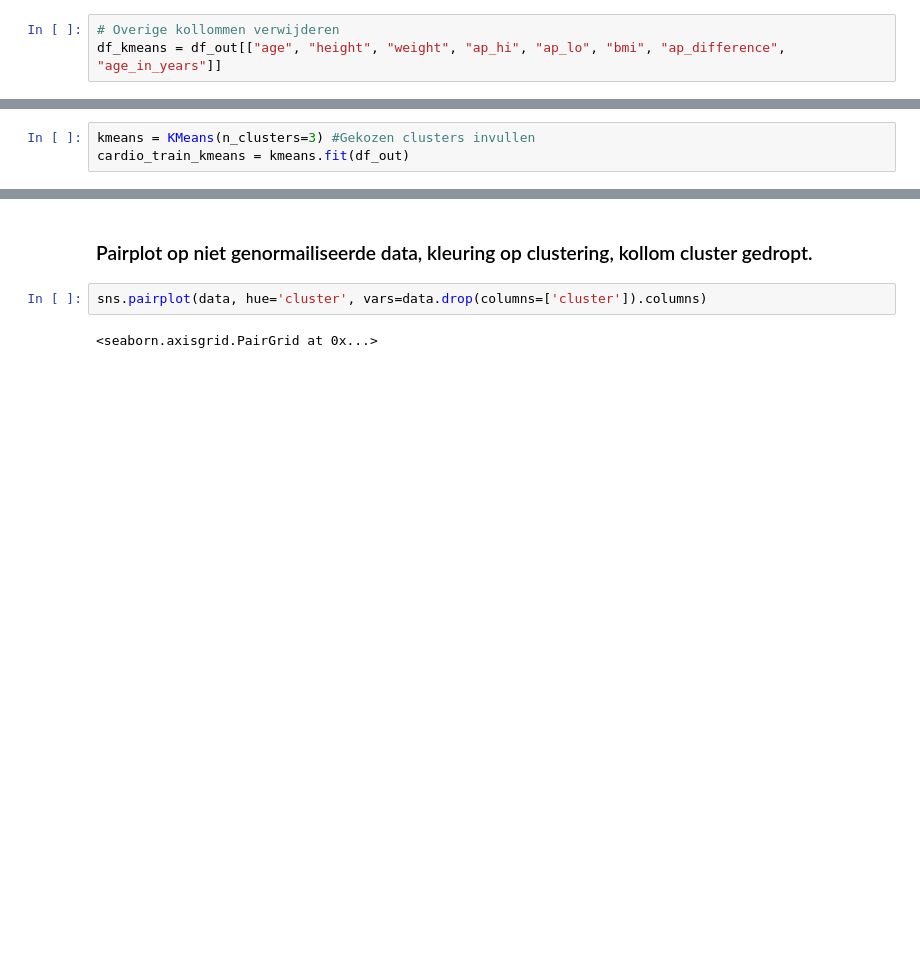
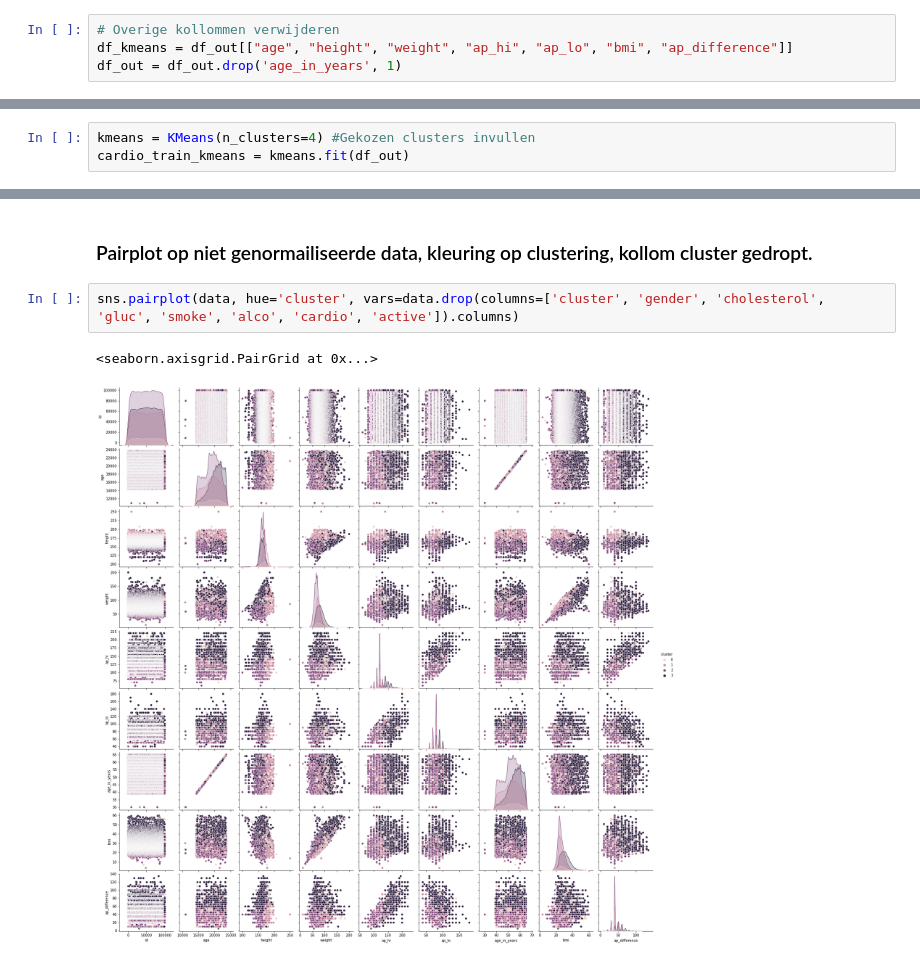
Before and after one commit to Mirmidion/PoC-Groep1, a Jupyter notebook: Clustering.ipynb, the cells around one changed output, grey strips where cells are left out. Drawn from its saved outputs; the diff is of its cells as text; blank space fills up the shorter version.

Commit message:
Clustering aangepast

```diff
--- a/Clustering.ipynb
+++ b/Clustering.ipynb
@@ -208,7 +209,8 @@ df_out = df_norm
 ## KMeans
 # %%
 # Overige kollommen verwijderen
-df_kmeans = df_out[["age", "height", "weight", "ap_hi", "ap_lo", "bmi", "ap_difference", "age_in_years"]]
+df_kmeans = df_out[["age", "height", "weight", "ap_hi", "ap_lo", "bmi", "ap_difference"]]
+df_out = df_out.drop('age_in_years', 1)
 # %% [markdown]
 ### Elbowplot maken
 # %%
@@ -230,7 +233,7 @@ Uit de Elbowplot is op te maken dat
 # %% [markdown]
 ### KMeans uitvoeren
 # %%
-kmeans = KMeans(n_clusters=3) #Gekozen clusters invullen
+kmeans = KMeans(n_clusters=4) #Gekozen clusters invullen
 cardio_train_kmeans = kmeans.fit(df_out)
 # %% [markdown]
 ### Labels toevoegen aan niet genormaliseerde data
@@ -239,6 +242,7 @@ data['cluster'] = cardio_train_kmeans.labels_
 # %% [markdown]
 ### Pairplot op niet genormailiseerde data, kleuring op clustering, kollom cluster gedropt.
 # %%
-sns.pairplot(data, hue='cluster', vars=data.drop(columns=['cluster']).columns)
+sns.pairplot(data, hue='cluster', vars=data.drop(columns=['cluster', 'gender', 'cholesterol', 'gluc', 'smoke', 'alco', 'cardio', 'active']).columns)
 # %% [output]
 <seaborn.axisgrid.PairGrid at 0x...>
+[figure, added]
```
Also changed, not shown: parts of 2 cells of this notebook.
